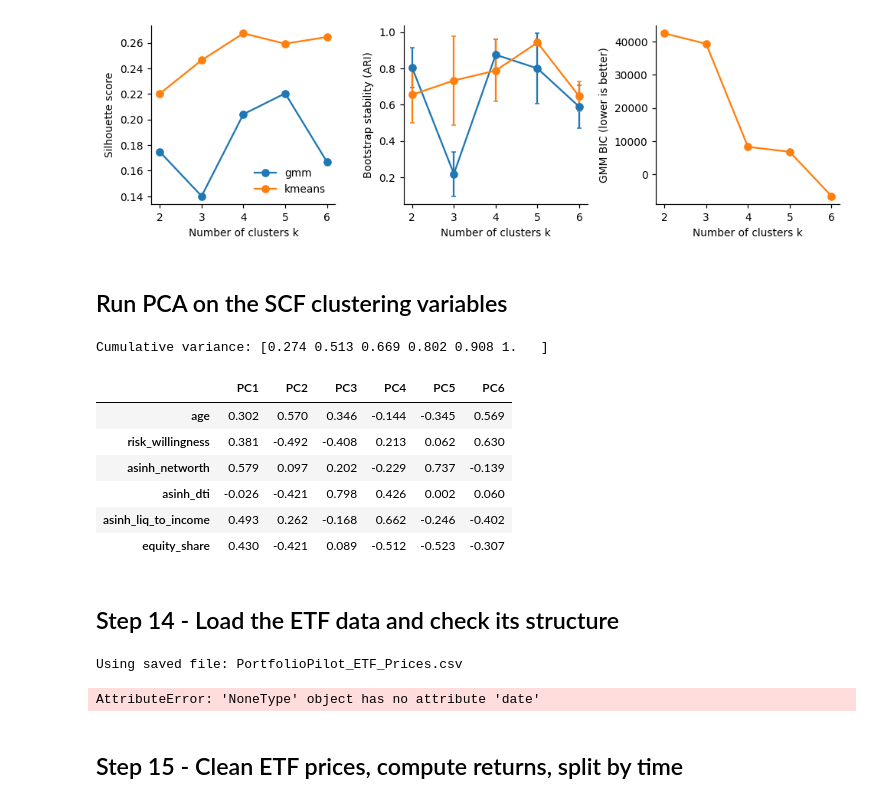
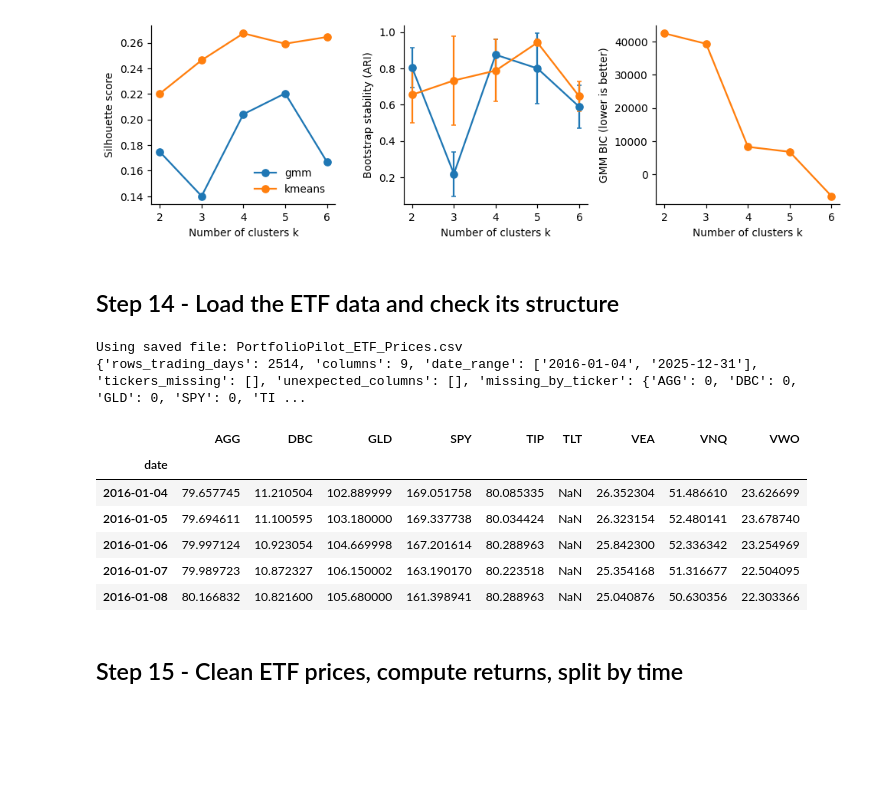
Before and after one commit to Ivory-Uche/Portfolio-Pilot, a Jupyter notebook: Portfolio_pilot_M3.ipynb, the cells around one changed output. Cells and saved outputs as stored; diff of their text form; code cells hidden in the pictures; blank space fills up the shorter version.

Commit message:
Fixed issue with loading ETFs. TLT is missing form the dataset and crashes. For the final submission, we need to replace the file.

```diff
--- a/Portfolio_pilot_M3.ipynb
+++ b/Portfolio_pilot_M3.ipynb
@@ -879,30 +872,6 @@ axes[0].legend(frameon=False)
 save_fig(fig, "fig05_k_selection")
 # %% [output]
 [figure]
-# %% [markdown]
-## Run PCA on the SCF clustering variables
-# %%
-Xp = weighted_resample(tr, SEED)[CLUSTER_FEATURES].to_numpy(float)
-pca_scf = PCA(random_state=SEED).fit(StandardScaler().fit_transform(Xp))
-evr_scf = pca_scf.explained_variance_ratio_
-note("pca_scf", "explained", evr_scf.tolist())
-note("pca_scf", "cumulative", np.cumsum(evr_scf).tolist())
-note("pca_scf", "n_to_threshold", int(np.searchsorted(np.cumsum(evr_scf), PCA_THRESHOLD) + 1))
-note("pca_scf", "n_eigen_gt_1", int((pca_scf.explained_variance_ > 1).sum()))
-load_scf = pd.DataFrame(pca_scf.components_.T, index=CLUSTER_FEATURES,
-                        columns=[f"PC{i+1}" for i in range(len(CLUSTER_FEATURES))])
-load_scf.to_csv(TAB_DIR / "pca_scf_loadings.csv")
-print("Cumulative variance:", np.cumsum(evr_scf).round(3))
-load_scf.round(3)
-# %% [output]
-Cumulative variance: [0.274 0.513 0.669 0.802 0.908 1.   ]
-|  | PC1 | PC2 | PC3 | PC4 | PC5 | PC6 |
-| age | 0.302 | 0.570 | 0.346 | -0.144 | -0.345 | 0.569 |
-| risk_willingness | 0.381 | -0.492 | -0.408 | 0.213 | 0.062 | 0.630 |
-| asinh_networth | 0.579 | 0.097 | 0.202 | -0.229 | 0.737 | -0.139 |
-| asinh_dti | -0.026 | -0.421 | 0.798 | 0.426 | 0.002 | 0.060 |
-| asinh_liq_to_income | 0.493 | 0.262 | -0.168 | 0.662 | -0.246 | -0.402 |
-| equity_share | 0.430 | -0.421 | 0.089 | -0.512 | -0.523 | -0.307 |
 # %% [markdown]
 ## Step 14 - Load the ETF data and check its structure
 # %%
@@ -914,36 +883,50 @@ if not ETF_WIDE_FILE.exists():
     import yfinance as yf
     data = yf.download(tickers=TICKERS, start=ETF_START, end=ETF_END, interval="1d",
                        auto_adjust=True, progress=False)
     data["Close"].to_csv(ETF_WIDE_FILE)                # adjusted closing prices
     Path("etf_download_date.txt").write_text(str(date.today()))
     print("Downloaded on", date.today())
 else:
     print("Using saved file:", ETF_WIDE_FILE)
 
 wide = pd.read_csv(ETF_WIDE_FILE, index_col=0, parse_dates=True)
 wide.index.name = "date"
 
 # Structure checks
 note("etf_raw", "rows_trading_days", len(wide))
 note("etf_raw", "columns", wide.shape[1])
-note("etf_raw", "date_range", [str(wide.index.min().date()), str(wide.index.max().date())])
+note("etf_raw", "date_range", [str(wide.index.min().date()) if wide.index.min() is not None else None, str(wide.index.max().date()) if wide.index.max() is not None else None])
 note("etf_raw", "tickers_missing", sorted(set(TICKERS) - set(wide.columns)))
 note("etf_raw", "unexpected_columns", sorted(set(wide.columns) - set(TICKERS)))
 note("etf_raw", "missing_by_ticker", wide.isna().sum().to_dict())
-note("etf_raw", "first_valid_date", {c: str(wide[c].first_valid_index().date()) for c in wide.columns})
+
+# Safely extract first valid date to prevent AttributeError if first_valid_index() returns None
+first_dates = {}
+for c in wide.columns:
+    idx = wide[c].first_valid_index()
+    first_dates[c] = str(idx.date()) if idx is not None and hasattr(idx, 'date') else None
+note("etf_raw", "first_valid_date", first_dates)
+
 if Path("etf_download_date.txt").exists():
     note("etf_raw", "download_date", Path("etf_download_date.txt").read_text())
 assert len(wide) > 0, "No prices: the download failed. Delete the CSV and try again later."
 
 # Long format (date, ticker, adj_close) used by Step 15
 long = wide.reset_index().melt(id_vars="date", var_name="ticker", value_name="adj_close")
 long.to_csv(ETF_FILE, index=False)
 
 print(NUMBERS["etf_raw"])
 wide.head()
 # %% [output]
 Using saved file: PortfolioPilot_ETF_Prices.csv
+{'rows_trading_days': 2514, 'columns': 9, 'date_range': ['2016-01-04', '2025-12-31'], 'tickers_missing': [], 'unexpected_columns': [], 'missing_by_ticker': {'AGG': 0, 'DBC': 0, 'GLD': 0, 'SPY': 0, 'TI ...
-AttributeError: 'NoneType' object has no attribute 'date'
+|  | AGG | DBC | GLD | SPY | TIP | TLT | VEA | VNQ | VWO |
+| date |  |  |  |  |  |  |  |  |  |
+| 2016-01-04 | 79.657745 | 11.210504 | 102.889999 | 169.051758 | 80.085335 | NaN | 26.352304 | 51.486610 | 23.626699 |
+| 2016-01-05 | 79.694611 | 11.100595 | 103.180000 | 169.337738 | 80.034424 | NaN | 26.323154 | 52.480141 | 23.678740 |
+| 2016-01-06 | 79.997124 | 10.923054 | 104.669998 | 167.201614 | 80.288963 | NaN | 25.842300 | 52.336342 | 23.254969 |
+| 2016-01-07 | 79.989723 | 10.872327 | 106.150002 | 163.190170 | 80.223518 | NaN | 25.354168 | 51.316677 | 22.504095 |
+| 2016-01-08 | 80.166832 | 10.821600 | 105.680000 | 161.398941 | 80.288963 | NaN | 25.040876 | 50.630356 | 22.303366 |
 # %% [markdown]
 ## Step 15 - Clean ETF prices, compute returns, split by time
 # %%
```
Also changed, not shown: parts of 18 cells of this notebook.
